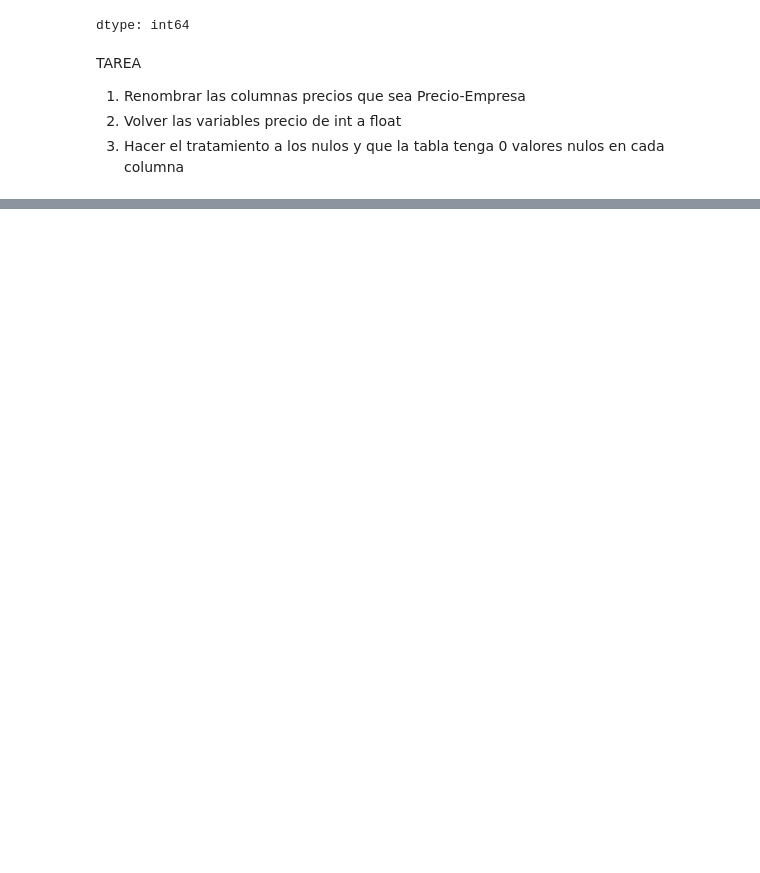
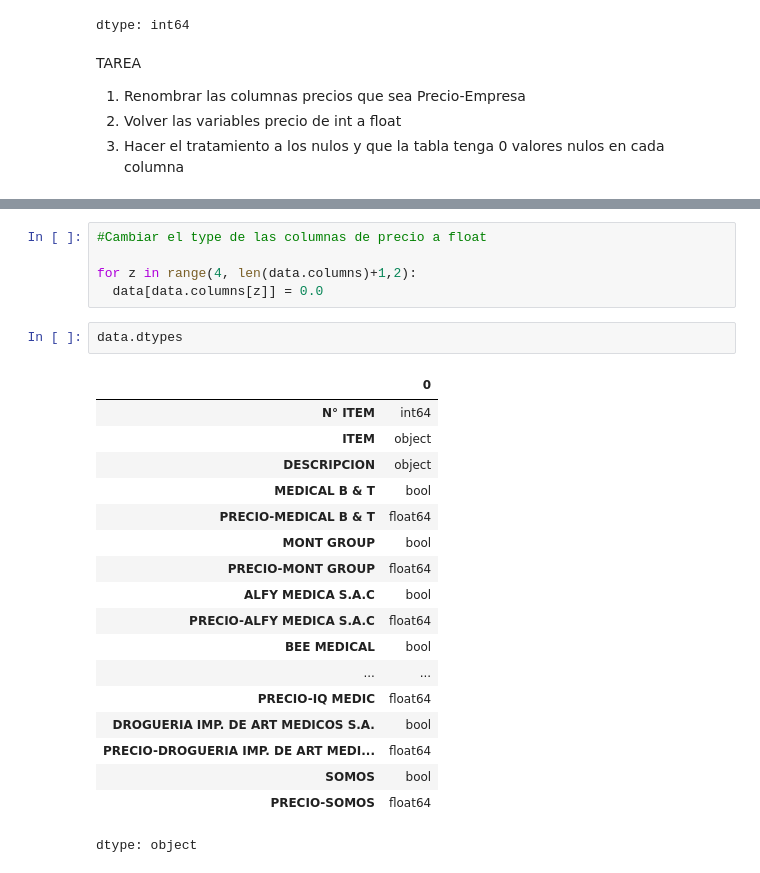
Before and after one commit to evaristo2020/Python-Clases-UTEC-2025, a Jupyter notebook: Código_Solución_Final_16_09_25.ipynb, the cells around one changed output, grey strips where cells are left out. Drawn from its saved outputs; the diff is of its cells as text; blank space fills up the shorter version.

```diff
--- a/Código_Solución_Final_16_09_25.ipynb
+++ b/Código_Solución_Final_16_09_25.ipynb
@@ -331,0 +396,26 @@ TAREA
+# %%
+#Cambiar el type de las columnas de precio a float
+
+for z in range(4, len(data.columns)+1,2):
+  data[data.columns[z]] = 0.0
+# %%
+data.dtypes
+# %% [output]
+|  | 0 |
+| N° ITEM | int64 |
+| ITEM | object |
+| DESCRIPCION | object |
+| MEDICAL B & T | bool |
+| PRECIO-MEDICAL B & T | float64 |
+| MONT GROUP | bool |
+| PRECIO-MONT GROUP | float64 |
+| ALFY MEDICA S.A.C | bool |
+| PRECIO-ALFY MEDICA S.A.C | float64 |
+| BEE MEDICAL | bool |
+| ... | ... |
+| PRECIO-IQ MEDIC | float64 |
+| DROGUERIA IMP. DE ART MEDICOS S.A. | bool |
+| PRECIO-DROGUERIA IMP. DE ART MEDI... | float64 |
+| SOMOS | bool |
+| PRECIO-SOMOS | float64 |
+dtype: object
```
Also changed, not shown: parts of 22 cells of this notebook.
